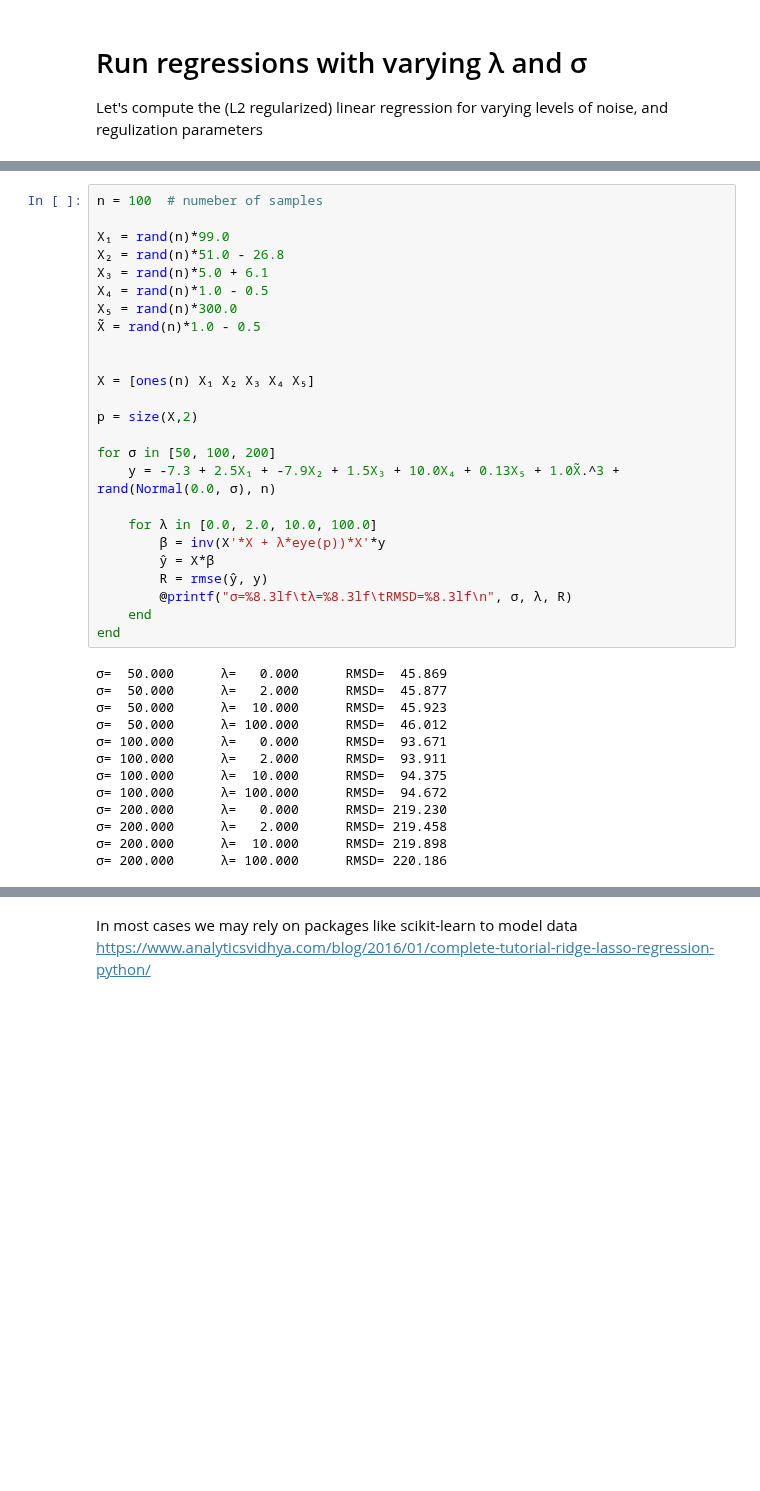
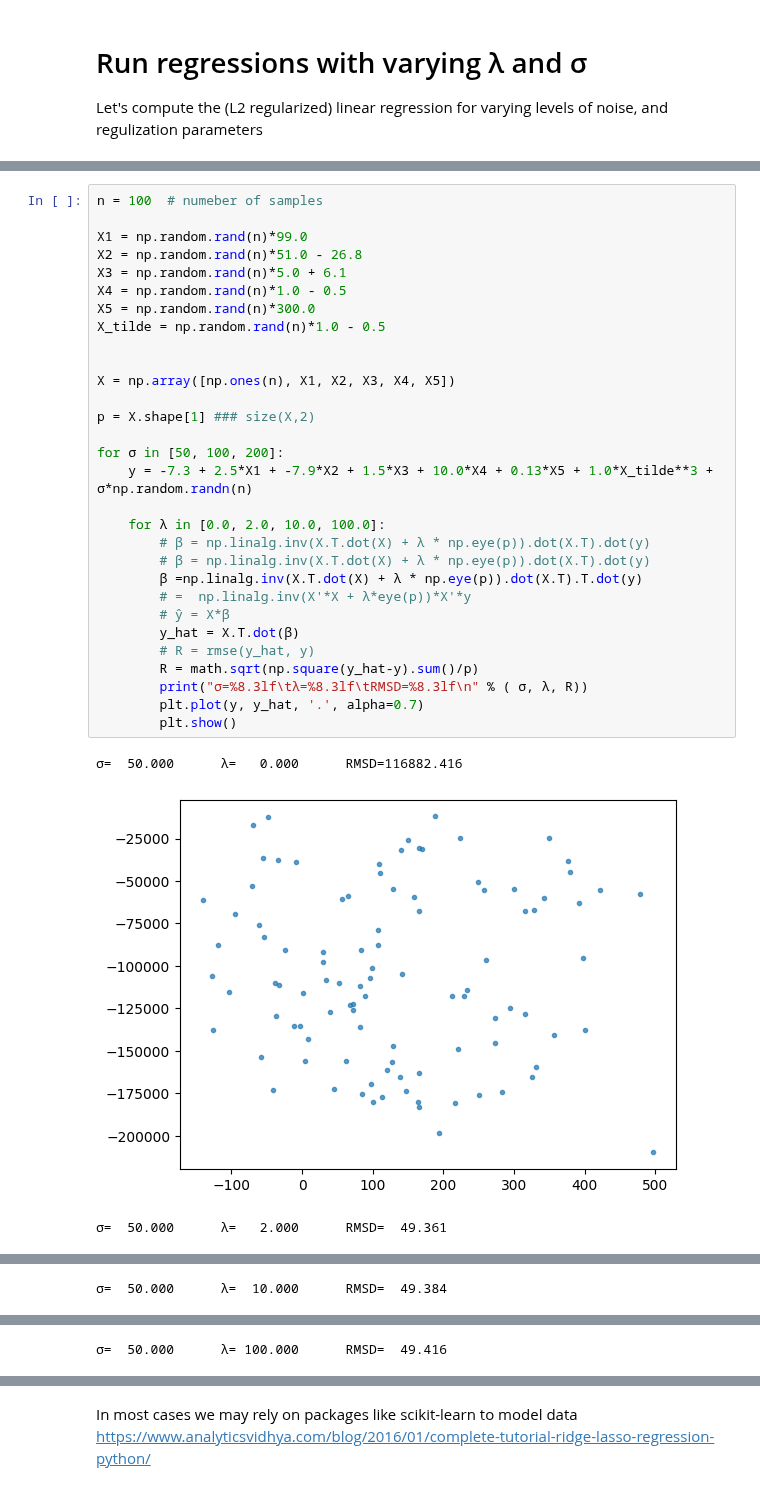
Before and after one commit to kingmolnar/DataScienceProgramming, a Jupyter notebook: 09-Error-Based-Learning/LinearRegression_orig.ipynb, the cells around one changed output, grey strips where cells are left out. Saved outputs shown, nothing was run; the diff lists cells and outputs as text; blank space fills up the shorter version.

```diff
--- a/09-Error-Based-Learning/LinearRegression_orig.ipynb
+++ b/09-Error-Based-Learning/LinearRegression_orig.ipynb
@@ -205,38 +203,34 @@ rmse (generic function with 1 method)
 # %%
 n = 100  # numeber of samples
 
-X₁ = rand(n)*99.0
-X₂ = rand(n)*51.0 - 26.8
-X₃ = rand(n)*5.0 + 6.1
-X₄ = rand(n)*1.0 - 0.5
-X₅ = rand(n)*300.0
-X̃ = rand(n)*1.0 - 0.5
+X1 = np.random.rand(n)*99.0
+X2 = np.random.rand(n)*51.0 - 26.8
+X3 = np.random.rand(n)*5.0 + 6.1
+X4 = np.random.rand(n)*1.0 - 0.5
+X5 = np.random.rand(n)*300.0
+X_tilde = np.random.rand(n)*1.0 - 0.5
 
 
-X = [ones(n) X₁ X₂ X₃ X₄ X₅]
+X = np.array([np.ones(n), X1, X2, X3, X4, X5])
 
-p = size(X,2)
+p = X.shape[1] ### size(X,2)
 
-for σ in [50, 100, 200]
-    y = -7.3 + 2.5X₁ + -7.9X₂ + 1.5X₃ + 10.0X₄ + 0.13X₅ + 1.0X̃.^3 + rand(Normal(0.0, σ), n)
+for σ in [50, 100, 200]:
+    y = -7.3 + 2.5*X1 + -7.9*X2 + 1.5*X3 + 10.0*X4 + 0.13*X5 + 1.0*X_tilde**3 + σ*np.random.randn(n)
 
-    for λ in [0.0, 2.0, 10.0, 100.0]
-        β = inv(X'*X + λ*eye(p))*X'*y
-        ŷ = X*β
-        R = rmse(ŷ, y)
-        @printf("σ=%8.3lf\tλ=%8.3lf\tRMSD=%8.3lf\n", σ, λ, R)
-    end
-end
+    for λ in [0.0, 2.0, 10.0, 100.0]:
+        # β = np.linalg.inv(X.T.dot(X) + λ * np.eye(p)).dot(X.T).dot(y)
+        # β = np.linalg.inv(X.T.dot(X) + λ * np.eye(p)).dot(X.T).dot(y)
+        β =np.linalg.inv(X.T.dot(X) + λ * np.eye(p)).dot(X.T).T.dot(y)
+        # =  np.linalg.inv(X'*X + λ*eye(p))*X'*y
+        # ŷ = X*β
+        y_hat = X.T.dot(β)
+        # R = rmse(y_hat, y)
+        R = math.sqrt(np.square(y_hat-y).sum()/p)
+        print("σ=%8.3lf\tλ=%8.3lf\tRMSD=%8.3lf\n" % ( σ, λ, R))
+        plt.plot(y, y_hat, '.', alpha=0.7)
+        plt.show()
 # %% [output]
-σ=  50.000      λ=   0.000      RMSD=  45.869
-σ=  50.000      λ=   2.000      RMSD=  45.877
-σ=  50.000      λ=  10.000      RMSD=  45.923
-σ=  50.000      λ= 100.000      RMSD=  46.012
-σ= 100.000      λ=   0.000      RMSD=  93.671
-σ= 100.000      λ=   2.000      RMSD=  93.911
-σ= 100.000      λ=  10.000      RMSD=  94.375
-σ= 100.000      λ= 100.000      RMSD=  94.672
-σ= 200.000      λ=   0.000      RMSD= 219.230
-σ= 200.000      λ=   2.000      RMSD= 219.458
-σ= 200.000      λ=  10.000      RMSD= 219.898
-σ= 200.000      λ= 100.000      RMSD= 220.186
+σ=  50.000      λ=   0.000      RMSD=116882.416
+[figure, added]
+σ=  50.000      λ=   2.000      RMSD=  49.361
@@ -242,0 +238 @@ end
+σ=  50.000      λ=  10.000      RMSD=  49.384
@@ -242,0 +240 @@ end
+σ=  50.000      λ= 100.000      RMSD=  49.416
```
Also changed, not shown: parts of 22 cells of this notebook.
